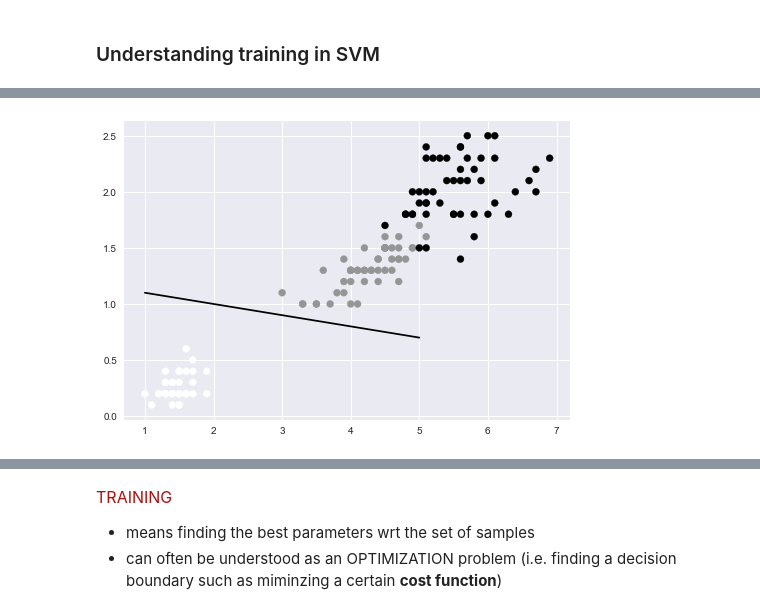
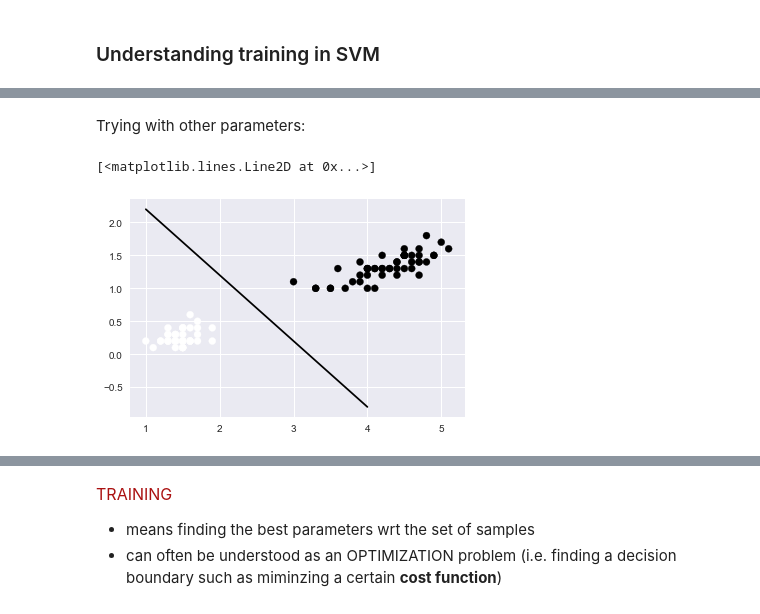
Before and after one commit to florisvanvugt/workshop4june2017, a Jupyter notebook: Introduction_Machine_Learning.ipynb, the cells around one changed output, grey strips where cells are left out. Drawn from its saved outputs; the diff is of its cells as text; code cells hidden in the pictures.

```diff
--- a/Introduction_Machine_Learning.ipynb
+++ b/Introduction_Machine_Learning.ipynb
@@ -192,0 +227,2 @@ SVM found the linear decision boundary between classes.
+# %%
+classifier.fit(features[:,:2], labels);
@@ -204,0 +256,5 @@ plt.show()
+# %%
+index_classes_0_and_1 = np.where( labels < 2 )[0]
+# %%
+X_train = features[index_classes_0_and_1, 2:]
+y_train = labels[index_classes_0_and_1]
@@ -204,0 +295,2 @@ plt.show()
+# %% [markdown]
+Trying with other parameters:
@@ -205,13 +300,9 @@ plt.show()
 # %%
-slope = -0.1
-intercept = 1.2
-
-boundary_x = np.linspace(1,5)
+boundary_x = np.linspace(1,4)
 boundary_y = slope * boundary_x + intercept
 
-plt.scatter(data_x, data_y, c=labels)
-plt.plot(boundary_x, boundary_y, '-k')
-
-plt.show()
+scatter(X_train[:,0], X_train[:,1], c=y_train)
+plot(boundary_x, boundary_y, '-k')
 # %% [output]
+[<matplotlib.lines.Line2D at 0x...>]
-[figure, old version]
+[figure, new version]
```
Also changed, not shown: parts of 133 cells of this notebook.
